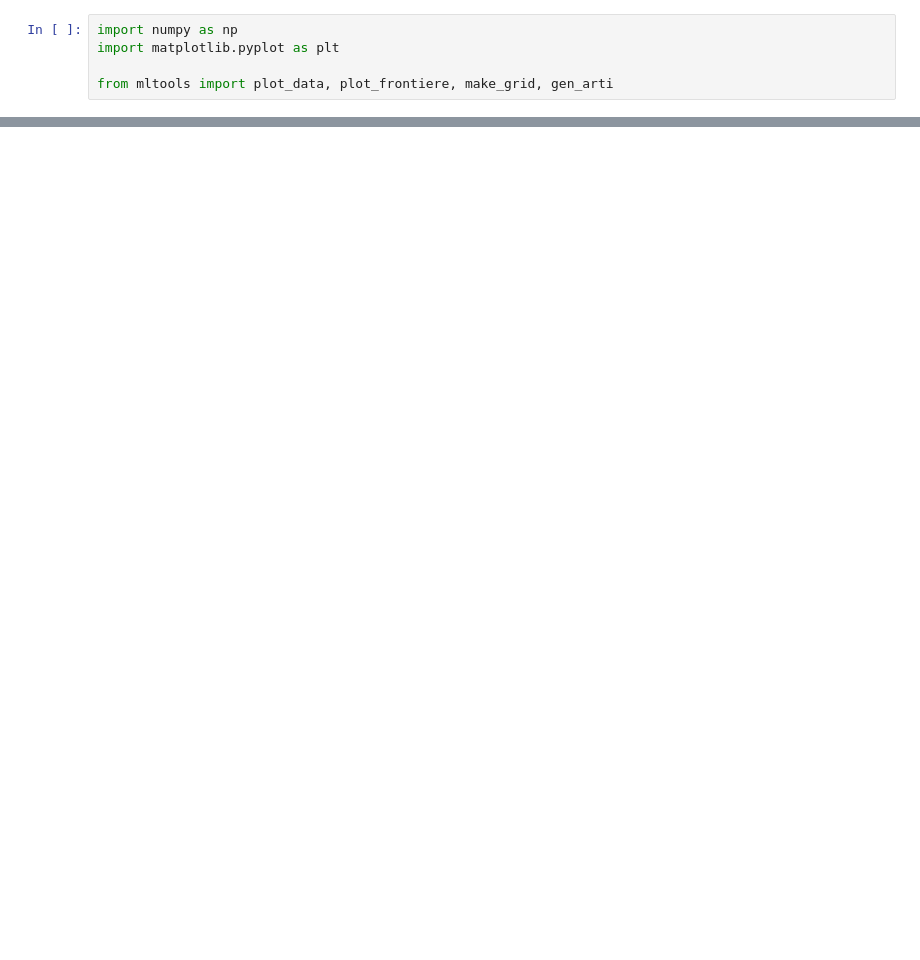
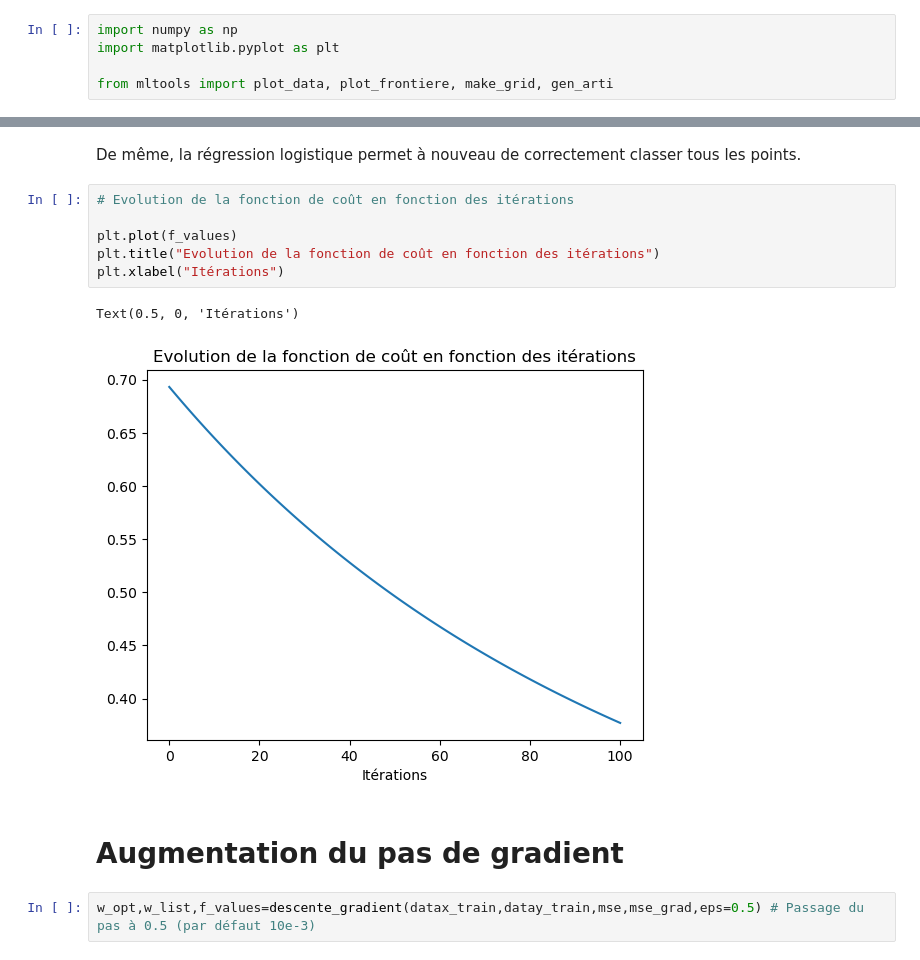
Before and after one commit to TitouanUniLu/SORBONNE-ML-S2, a Jupyter notebook: TME/tme2/src/tme2.ipynb, the cells around one changed output, grey strips where cells are left out. Saved outputs shown, nothing was run; the diff lists cells and outputs as text; blank space fills up the shorter version.

```diff
--- a/TME/tme2/src/tme2.ipynb
+++ b/TME/tme2/src/tme2.ipynb
@@ -75,0 +139,15 @@ def descente_gradient(datax,datay,f_loss,f_grad,eps=10e-3,iter=100):
+# %% [markdown]
+De même, la régression logistique permet à nouveau de correctement classer tous les points.
+# %%
+# Evolution de la fonction de coût en fonction des itérations
+
+plt.plot(f_values)
+plt.title("Evolution de la fonction de coût en fonction des itérations")
+plt.xlabel("Itérations")
+# %% [output]
+Text(0.5, 0, 'Itérations')
+[figure, added]
+# %% [markdown]
+# Augmentation du pas de gradient
+# %%
+w_opt,w_list,f_values=descente_gradient(datax_train,datay_train,mse,mse_grad,eps=0.5) # Passage du pas à 0.5 (par défaut 10e-3)
```
Also changed, not shown: parts of 25 cells of this notebook.
